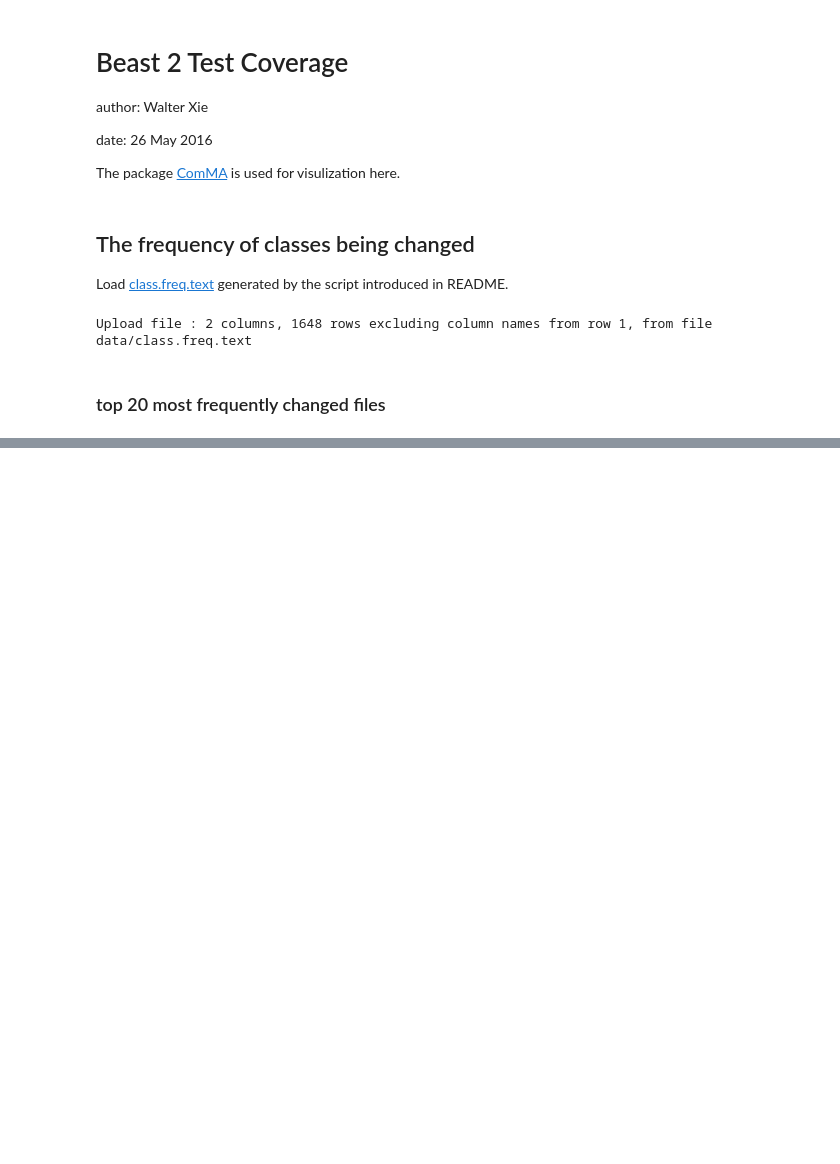
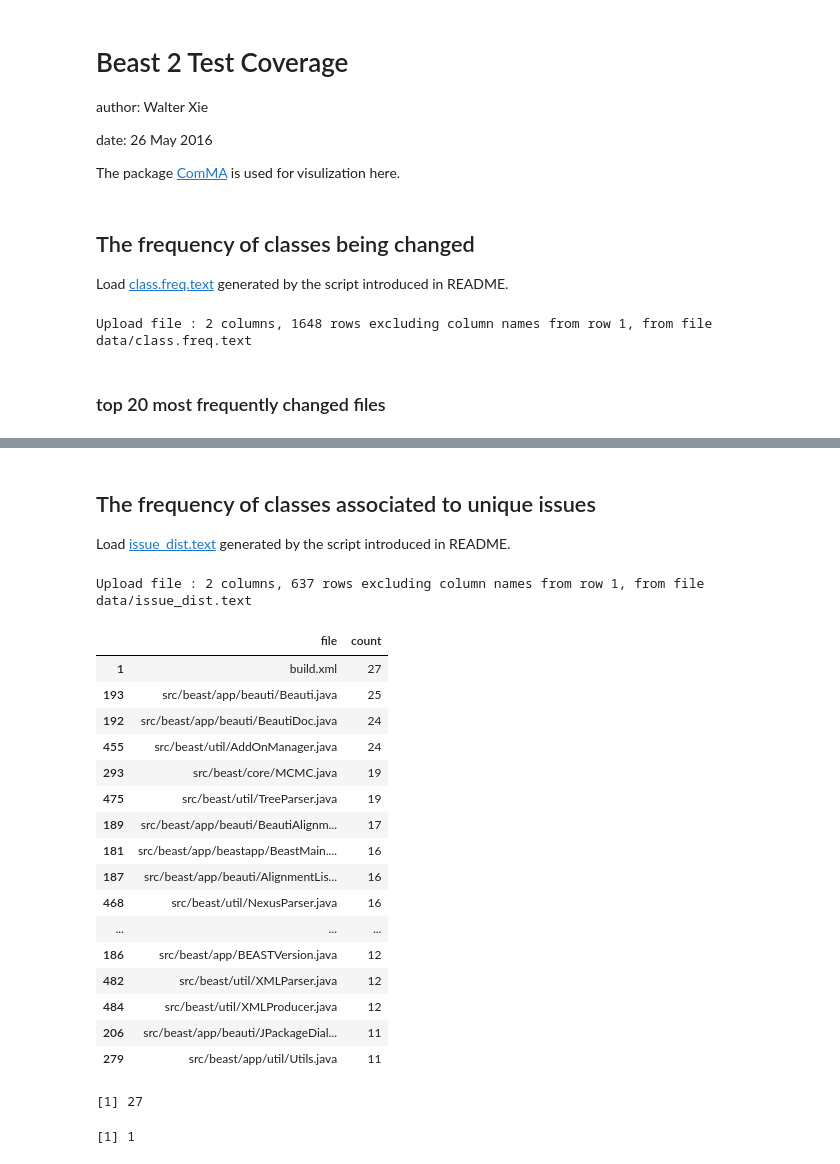
Before and after one commit to CompEvol/beast2report, a Jupyter notebook: report.ipynb, the cells around one changed output, grey strips where cells are left out. Drawn from its saved outputs; the diff is of its cells as text; code cells hidden in the pictures; blank space fills up the shorter version.

```diff
--- a/report.ipynb
+++ b/report.ipynb
@@ -44,0 +112,33 @@ freq[1:20,]
+# %% [markdown]
+## The frequency of classes associated to unique issues
+
+Load [issue_dist.text](data/issue_dist.text) generated by the script introduced in README.
+# %%
+issue <- ComMA::readFile("data/issue_dist.text", sep=" ", row.names=NULL)
+issue <- issue[order(issue$count, decreasing=T),]
+# %% [output]
+Upload file : 2 columns, 637 rows excluding column names from row 1, from file data/issue_dist.text
+# %%
+issue[1:20,]
+max(issue$count)
+min(issue$count)
+# %% [output]
+|  | file | count |
+| 1 | build.xml | 27 |
+| 193 | src/beast/app/beauti/Beauti.java | 25 |
+| 192 | src/beast/app/beauti/BeautiDoc.java | 24 |
+| 455 | src/beast/util/AddOnManager.java | 24 |
+| 293 | src/beast/core/MCMC.java | 19 |
+| 475 | src/beast/util/TreeParser.java | 19 |
+| 189 | src/beast/app/beauti/BeautiAlignm... | 17 |
+| 181 | src/beast/app/beastapp/BeastMain.... | 16 |
+| 187 | src/beast/app/beauti/AlignmentLis... | 16 |
+| 468 | src/beast/util/NexusParser.java | 16 |
+| ... | ... | ... |
+| 186 | src/beast/app/BEASTVersion.java | 12 |
+| 482 | src/beast/util/XMLParser.java | 12 |
+| 484 | src/beast/util/XMLProducer.java | 12 |
+| 206 | src/beast/app/beauti/JPackageDial... | 11 |
+| 279 | src/beast/app/util/Utils.java | 11 |
+[1] 27
+[1] 1
```
Also changed, not shown: parts of 11 cells of this notebook, 1 other file.
